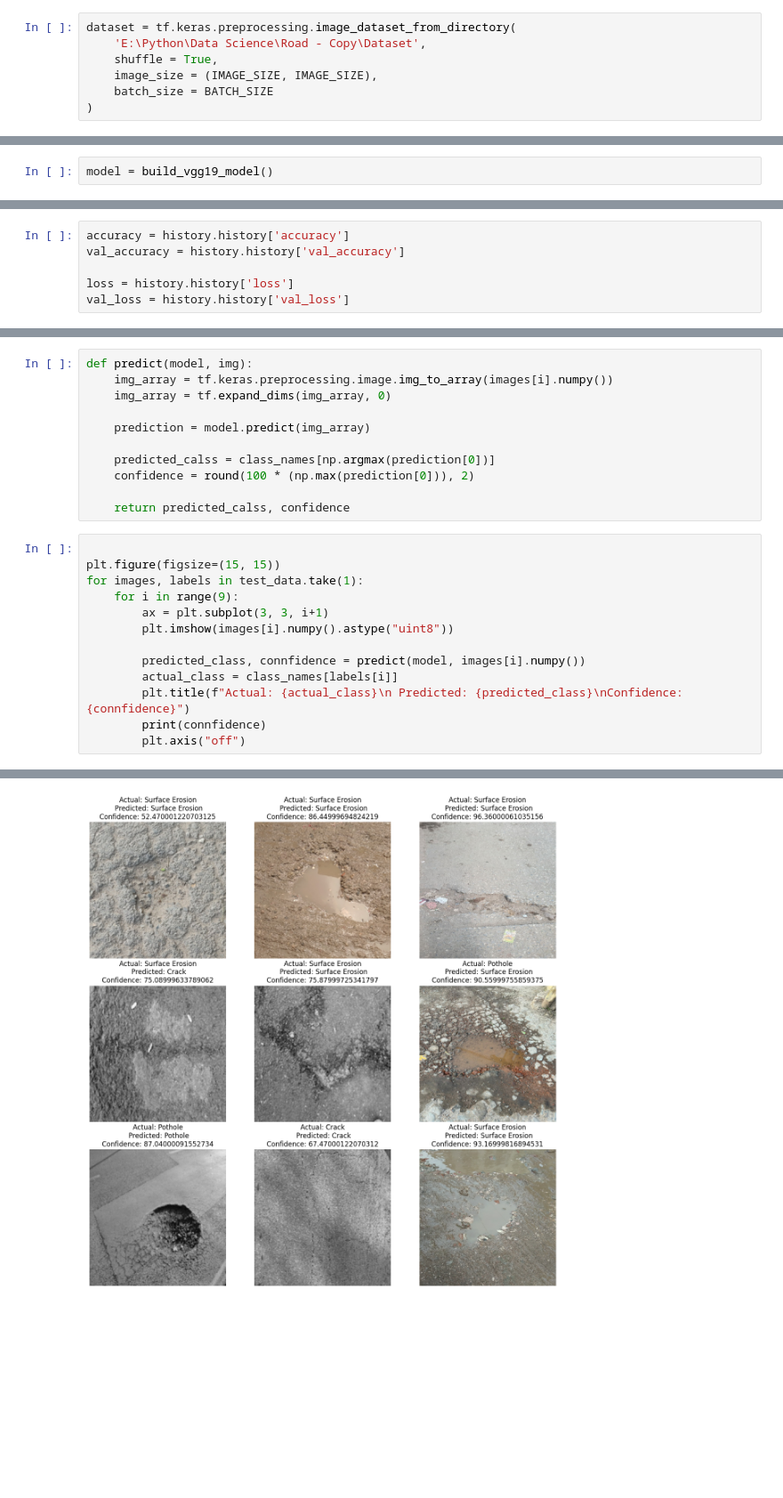
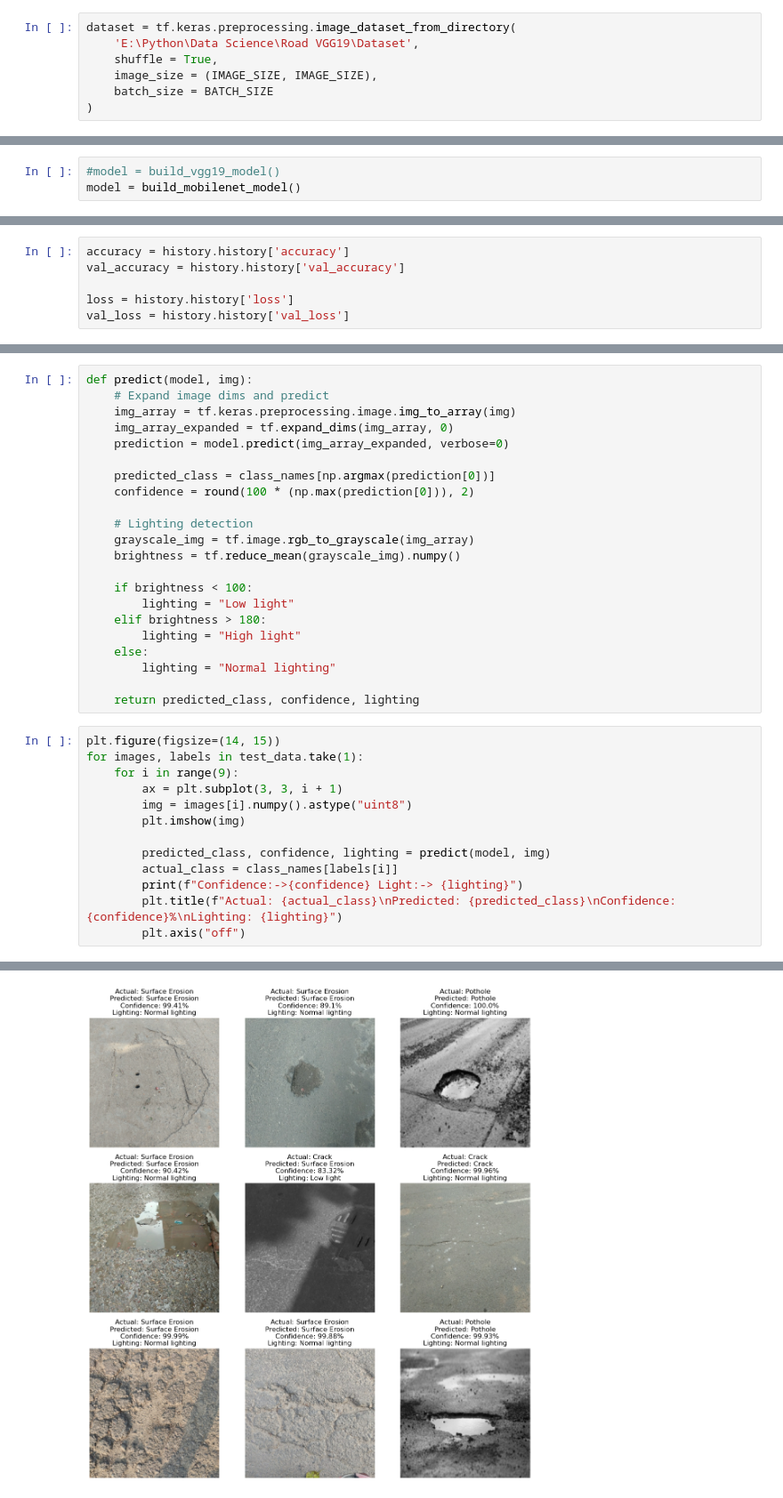
Before and after one commit to Masrafe-Siam/pothole_detection_CNN, a Jupyter notebook: Model/main.ipynb, the cells around one changed output, grey strips where cells are left out. Shown at 89% size. Saved outputs shown, nothing was run; the diff lists cells and outputs as text; blank space fills up the shorter version.

Commit message:
Updated lighting features, wheather the image in low or hight light or normal, trained with MobileNetV2

```diff
--- a/Model/main.ipynb
+++ b/Model/main.ipynb
@@ -15,7 +15,7 @@ CLASS_NAMES = ['Crack detected', 'Pothole', 'Surface erosion']
 N_CLASSES = len(CLASS_NAMES)
 # %%
 dataset = tf.keras.preprocessing.image_dataset_from_directory(
-    'E:\Python\Data Science\Road - Copy\Dataset',
+    'E:\Python\Data Science\Road VGG19\Dataset',
     shuffle = True,
     image_size = (IMAGE_SIZE, IMAGE_SIZE),
     batch_size = BATCH_SIZE
@@ -178,4 +173,5 @@ def build_mobilenet_model():
     ])
     return model
 # %%
-model = build_vgg19_model()
+#model = build_vgg19_model()
+model = build_mobilenet_model()
@@ -392,25 +378,36 @@ Predicted Label:  Crack
 # %%
 def predict(model, img):
-    img_array = tf.keras.preprocessing.image.img_to_array(images[i].numpy())
-    img_array = tf.expand_dims(img_array, 0)
+    # Expand image dims and predict
+    img_array = tf.keras.preprocessing.image.img_to_array(img)
+    img_array_expanded = tf.expand_dims(img_array, 0)
+    prediction = model.predict(img_array_expanded, verbose=0)
 
-    prediction = model.predict(img_array)
-
-    predicted_calss = class_names[np.argmax(prediction[0])]
+    predicted_class = class_names[np.argmax(prediction[0])]
     confidence = round(100 * (np.max(prediction[0])), 2)
 
-    return predicted_calss, confidence
+    # Lighting detection
+    grayscale_img = tf.image.rgb_to_grayscale(img_array)
+    brightness = tf.reduce_mean(grayscale_img).numpy()
+
+    if brightness < 100:
+        lighting = "Low light"
+    elif brightness > 180:
+        lighting = "High light"
+    else:
+        lighting = "Normal lighting"
+
+    return predicted_class, confidence, lighting
 # %%
-
-plt.figure(figsize=(15, 15))
+plt.figure(figsize=(14, 15))
 for images, labels in test_data.take(1):
     for i in range(9):
-        ax = plt.subplot(3, 3, i+1)
-        plt.imshow(images[i].numpy().astype("uint8"))
+        ax = plt.subplot(3, 3, i + 1)
+        img = images[i].numpy().astype("uint8")
+        plt.imshow(img)
 
-        predicted_class, connfidence = predict(model, images[i].numpy())
+        predicted_class, confidence, lighting = predict(model, img)
         actual_class = class_names[labels[i]]
-        plt.title(f"Actual: {actual_class}\n Predicted: {predicted_class}\nConfidence: {connfidence}")
-        print(connfidence)
+        print(f"Confidence:->{confidence} Light:-> {lighting}")
+        plt.title(f"Actual: {actual_class}\nPredicted: {predicted_class}\nConfidence: {confidence}%\nLighting: {lighting}")
         plt.axis("off")
 # %% [output]
@@ -435,3 +423,3 @@ for images, labels in test_data.take(1):
-[figure, old version]
+[figure, new version]
 # %%
 confidence_threshold = 0.8
```
Also changed, not shown: parts of 14 cells of this notebook, 4 other files.
